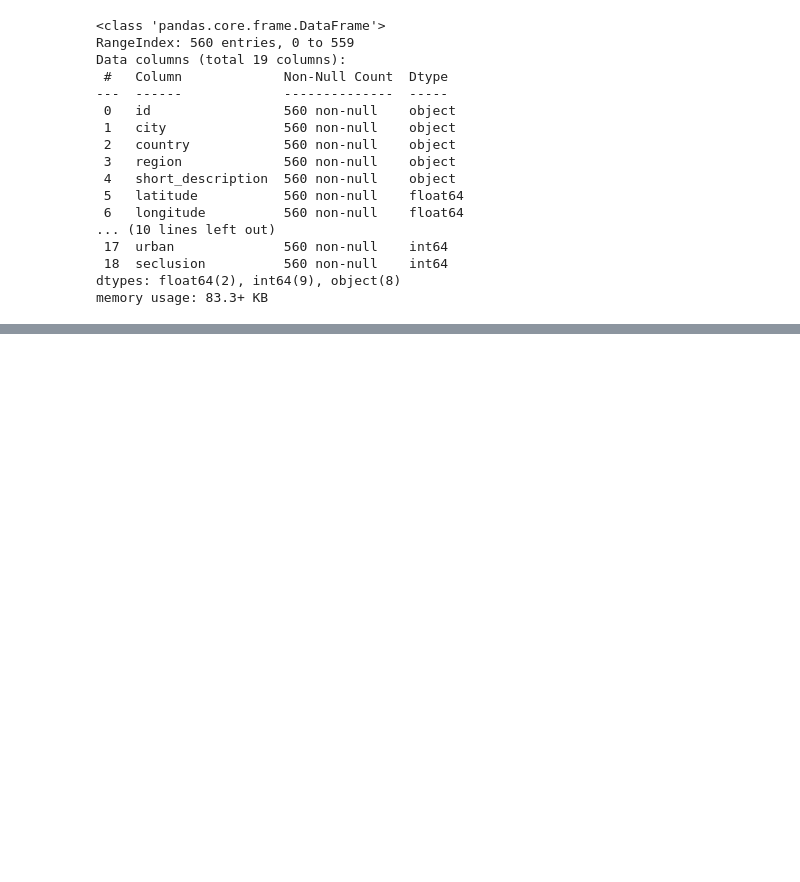
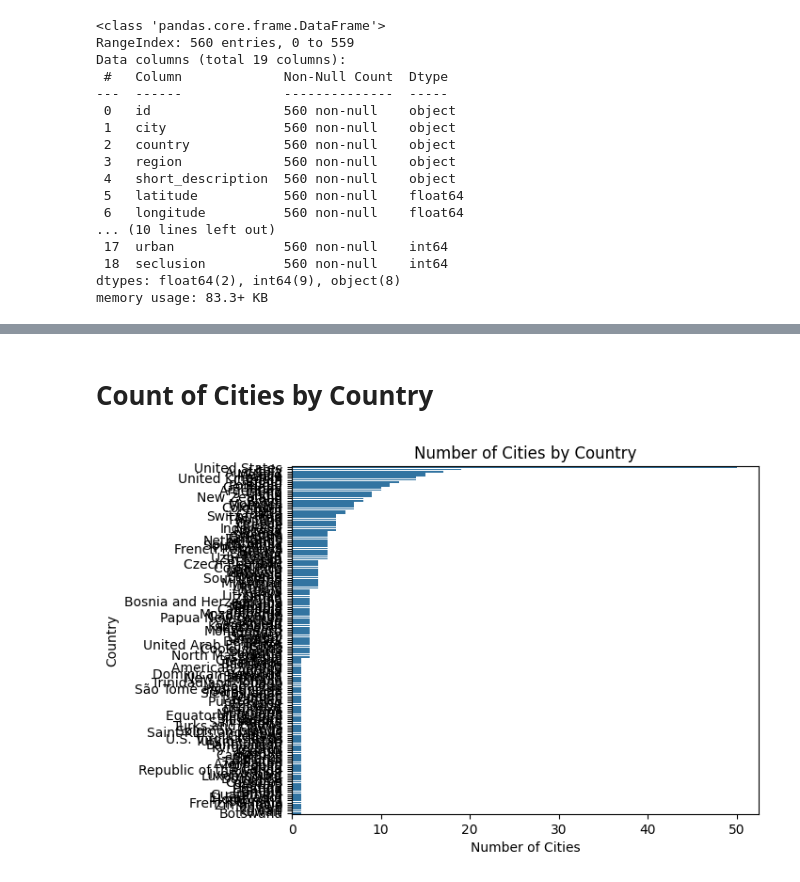
Before and after one commit to raishubham23/WorldWide_Travel_Cities, a Jupyter notebook: Worldwide_Travel_Cities(Rating).ipynb, the cells around one changed output, grey strips where cells are left out. Cells and saved outputs as stored; diff of their text form; code cells hidden in the pictures; blank space fills up the shorter version.

```diff
--- a/Worldwide_Travel_Cities(Rating).ipynb
+++ b/Worldwide_Travel_Cities(Rating).ipynb
@@ -85,3 +87,16 @@ WT_filtered.tail()
 | 557 | Manchester | United Kingdom | europe | Mid-range | 4 | 2 | 2 | 1 | 4 | 4 | ... |
 | 558 | Copenhagen | Denmark | europe | Mid-range | 5 | 2 | 3 | 2 | 4 | 4 | ... |
 | 559 | Sucre | Bolivia | south_america | Budget | 4 | 3 | 3 | 1 | 2 | 3 | ... |
+# %% [markdown]
+# **Count of Cities by Country**
+# %%
+import seaborn as sns
+import matplotlib.pyplot as plt
+
+sns.countplot(data=WT_filtered, y='country', order=WT_filtered['country'].value_counts().index)
+plt.title('Number of Cities by Country')
+plt.xlabel('Number of Cities')
+plt.ylabel('Country')
+plt.show()
+# %% [output]
+[figure, added]
```
Also changed, not shown: parts of 10 cells of this notebook.
